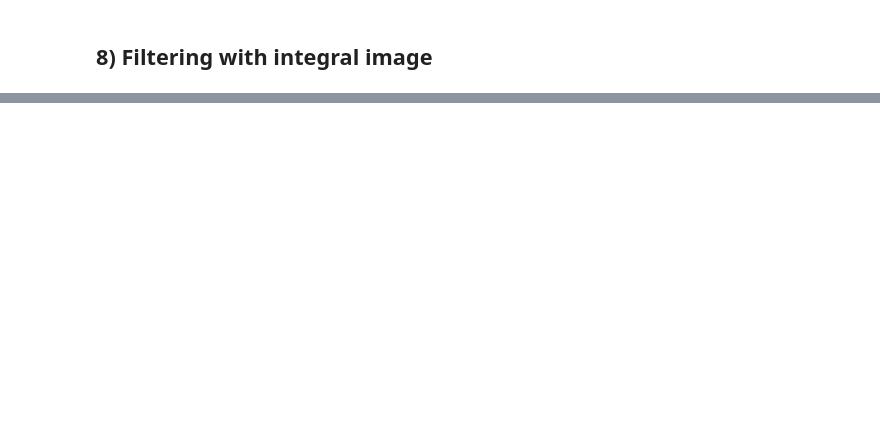
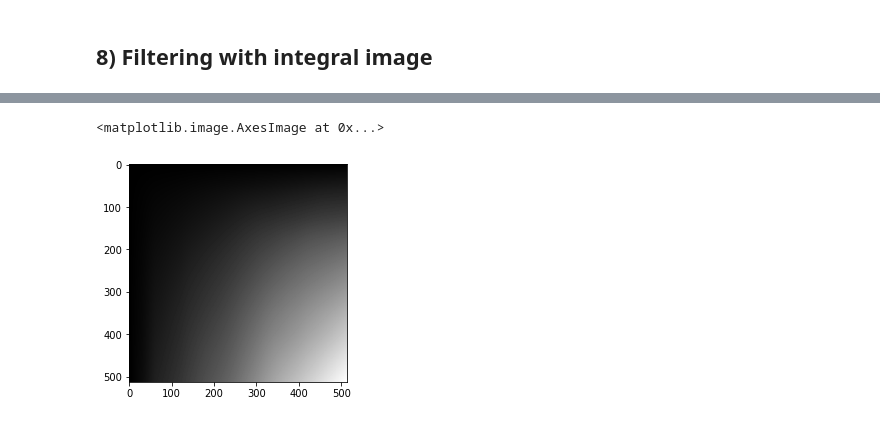
Before and after one commit to DaniilRoman/corners_detection, a Jupyter notebook: OpenCV.ipynb, the cells around one changed output, grey strips where cells are left out. Cells and saved outputs as stored; diff of their text form; code cells hidden in the pictures; blank space fills up the shorter version.

```diff
--- a/OpenCV.ipynb
+++ b/OpenCV.ipynb
@@ -229,0 +229,6 @@ ax4.imshow(get_filtered_img(50), cmap='gray')
+# %%
+integral_image = cv.integral(gray)
+plt.imshow(integral_image, cmap='gray')
+# %% [output]
+<matplotlib.image.AxesImage at 0x...>
+[figure, added]
```
Also changed, not shown: parts of 5 cells of this notebook.
